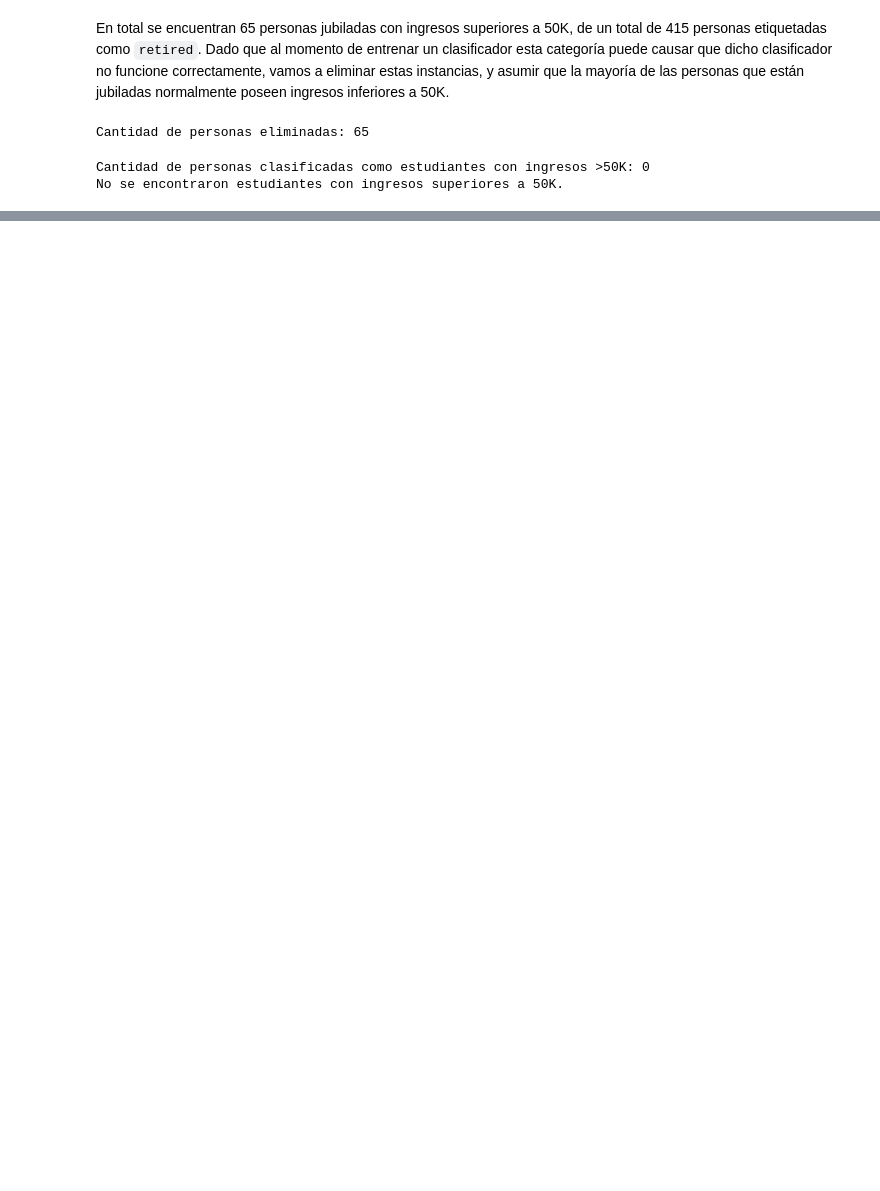
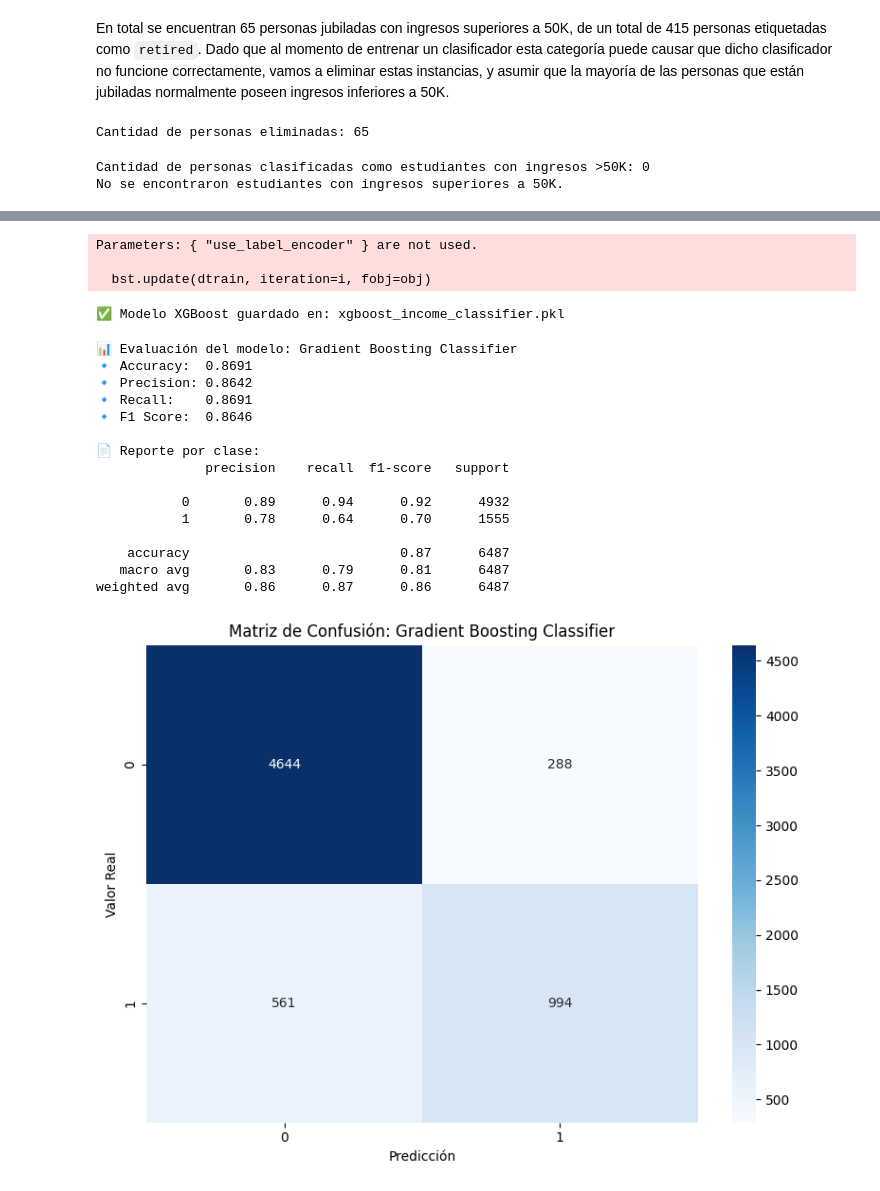
Before and after one commit to jquelas/adult_census_income, a Jupyter notebook: adult_census_income.ipynb, the cells around one changed output, grey strips where cells are left out. Drawn from its saved outputs; the diff is of its cells as text; code cells hidden in the pictures; blank space fills up the shorter version.

```diff
--- a/adult_census_income.ipynb
+++ b/adult_census_income.ipynb
@@ -776,0 +1160,54 @@ No se detectan estudiantes con ingresos tan altos, lo cual es consistente. La ma
+# %%
+from xgboost import XGBClassifier
+
+# Convertir etiquetas de texto a 0 y 1
+y_train_bin = (y_train == '>50K').astype(int)
+y_test_bin = (y_test == '>50K').astype(int)
+
+xgb_pipeline = Pipeline(steps=[
+    ('preprocessing', preprocessor),
+    ('classifier', XGBClassifier(
+        n_estimators=100,
+        max_depth=6,
+        learning_rate=0.1,
+        random_state=42,
+        use_label_encoder=False,
+        eval_metric='logloss'
+    ))
+])
+
+xgb_pipeline.fit(X_train, y_train_bin)
+
+joblib.dump(xgb_pipeline, "xgboost_income_classifier.pkl")
+print("✅ Modelo XGBoost guardado en: xgboost_income_classifier.pkl")
+# %% [output]
+Parameters: { "use_label_encoder" } are not used.
+
+  bst.update(dtrain, iteration=i, fobj=obj)
+✅ Modelo XGBoost guardado en: xgboost_income_classifier.pkl
+# %%
+# Cargar el modelo desde el archivo
+xgb_model = joblib.load("xgboost_income_classifier.pkl")
+
+# Predecir valores usando el model
+y_pred_xgb = xgb_model.predict(X_test)
+
+# Evaluar modelo
+model_eval("Gradient Boosting Classifier", y_test_bin, y_pred_xgb)
+# %% [output]
+📊 Evaluación del modelo: Gradient Boosting Classifier
+🔹 Accuracy:  0.8691
+🔹 Precision: 0.8642
+🔹 Recall:    0.8691
+🔹 F1 Score:  0.8646
+
+📄 Reporte por clase:
+              precision    recall  f1-score   support
+
+           0       0.89      0.94      0.92      4932
+           1       0.78      0.64      0.70      1555
+
+    accuracy                           0.87      6487
+   macro avg       0.83      0.79      0.81      6487
+weighted avg       0.86      0.87      0.86      6487
+[figure, added]
```
Also changed, not shown: parts of 34 cells of this notebook, 6 other files.
